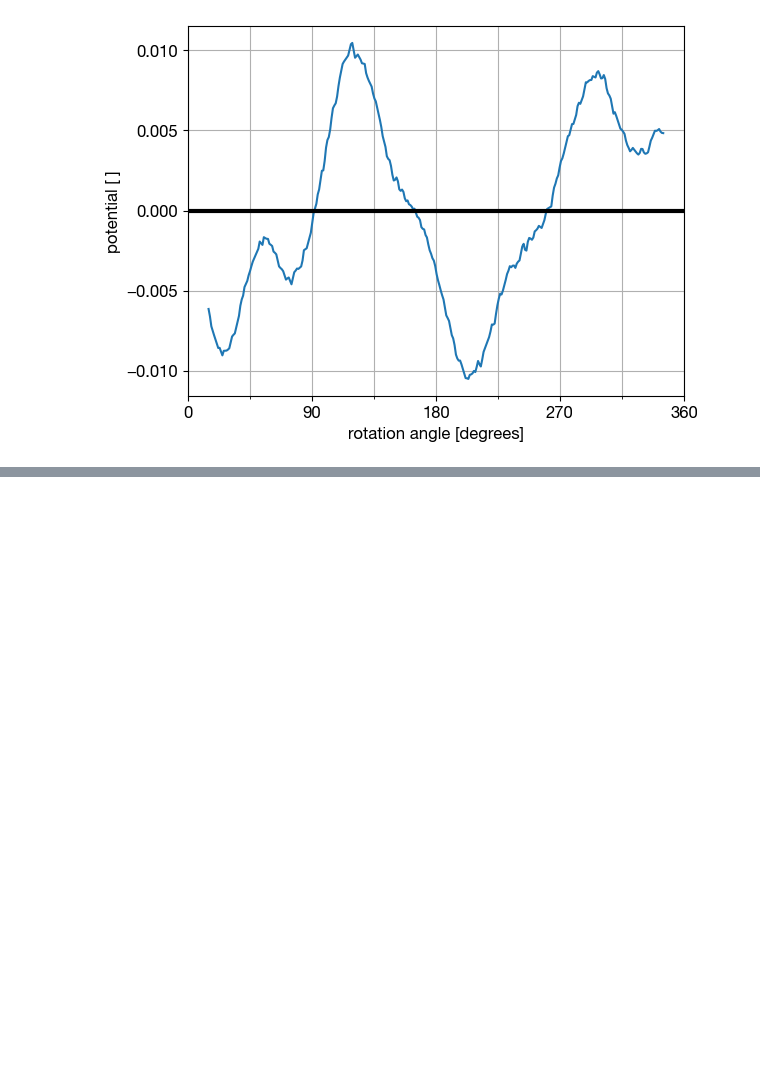
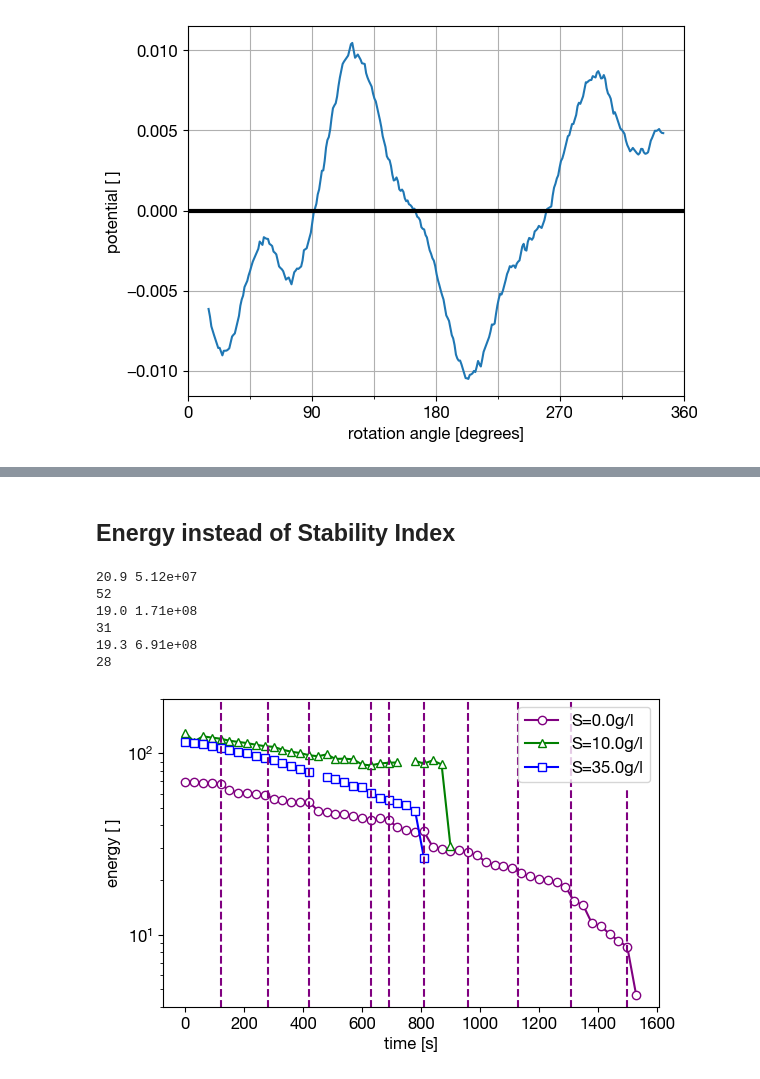
Before and after one commit to ebellincioni/floatingIce, a Jupyter notebook: 2024-05-09_stability.ipynb, the cells around one changed output, grey strips where cells are left out. Cells and saved outputs as stored; diff of their text form; code cells hidden in the pictures; blank space fills up the shorter version.

```diff
--- a/2024-05-09_stability.ipynb
+++ b/2024-05-09_stability.ipynb
@@ -288,0 +285,79 @@ Ra(0.0405,0.,19.3)/4e7
+# %% [markdown]
+## Energy instead of Stability Index
+# %%
+directory = '/Users/edoardo/Library/CloudStorage/OneDrive-UniversityofTwente/floating/'
+cylinders = ['2023-09-20/1st','2023-09-26/1st','2023-10-03/1st']
+
+plt.figure(figsize=(6.4,4))
+
+for ic,cylinder in enumerate(cylinders):
+    dirContours = directory+cylinder+'/contours/'
+    contoursPATH = []
+    for contour in glob.glob(dirContours+'/*.csv'):
+        contoursPATH.append(contour)
+    contoursPATH = np.sort(contoursPATH)
+    info = np.genfromtxt(dirContours+'info',delimiter=',')
+    exp_radius,exp_sal,exp_wt = info[1,1],info[1,0],np.mean((info[1,2],info[1,4]))
+    print(exp_wt,f'{Ra_salinity(exp_radius,0,exp_wt,exp_sal):.2e}')
+    if exp_sal==10.: contoursPATH=contoursPATH[:-3] # removes the data when the cylinder is fully in freshwater
+    if exp_sal==35.: contoursPATH=contoursPATH[:-19] # removes the data when the cylinder is fully in freshwater
+
+    radii = []
+    xs = []
+    ys = []
+    for it,contourPATH in enumerate(contoursPATH[::]):
+        contour = np.genfromtxt(contourPATH,dtype='float',delimiter=',')
+        if contour.shape[1]!=2: contour = contour.T
+        if it==0: # straighten y direction
+            shift = (max(contour[:,1])-min(contour[:,1]))*4/3
+            radius = np.sqrt(PolyArea(contour[:,1],contour[:,0])/np.pi)
+            conversion = radius/exp_radius # px/m
+        contour[:,1 ] = -contour[:,1] + shift
+        contour /= conversion
+        wl = findWL(contour,densityRatio=917/MH_rho(exp_wt,exp_sal))
+        com,_ = hydrostasy(contour)
+        contour[:,1] -= wl
+        contour[:,0] -= com.x
+
+        energy = 0.
+        for point in contour:
+            if point[1]>0:continue
+            energy += (point[1]-wl)**2
+
+        kwargs_ = [['o','purple'],
+                  ['^','green'],
+                  ['s','blue']]
+
+        xs.append(30*it)
+        ys.append(energy)
+
+
+    if exp_sal==35.: ys[15]=np.nan # outlier removal
+    if exp_sal==10.: ys[25]=np.nan # outlier removal
+    print(len(ys))
+    plt.plot(xs,ys,marker=kwargs_[ic][0],
+                        c=kwargs_[ic][1],mec=kwargs_[ic][1],mfc='white',
+                        label=f'S={info[1,0]}g/l')
+
+# draw rotation lines
+line_heights = np.array([2.8,3.7,3.7,3.4,3.4,3,4.3,2.7,2.4,1.8])
+for it,t in enumerate([12,28,42,63,69,81,96,113,131,150]): # rotation times of 09/20/1st
+   plt.vlines(t*10,0,10**(line_heights[it]),colors='purple',linestyles='dashed')
+
+plt.ylabel('energy [ ]',)
+plt.xlabel('time [s]',)
+plt.gca().tick_params(axis='x', )
+plt.gca().tick_params(axis='y', )
+plt.legend()
+plt.yscale('log')
+plt.ylim(4e0,2e2)
+# plt.savefig('/Users/edoardo/Library/CloudStorage/OneDrive-UniversityofTwente/floating/graphics/energy.pdf',format='pdf',bbox_inches='tight')
+plt.show()
+# %% [output]
+20.9 5.12e+07
+52
+19.0 1.71e+08
+31
+19.3 6.91e+08
+28
+[figure, added]
```
Also changed, not shown: parts of 2 cells of this notebook, 1 other file.
